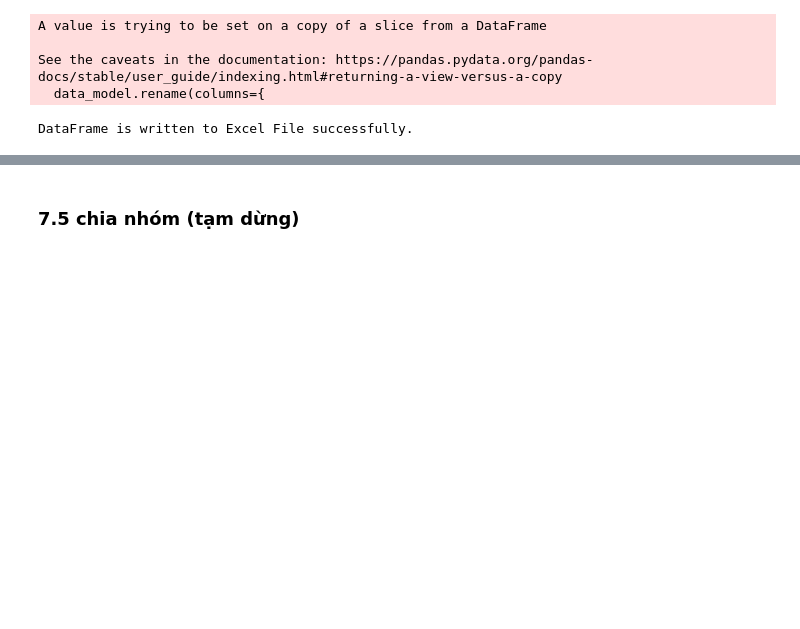
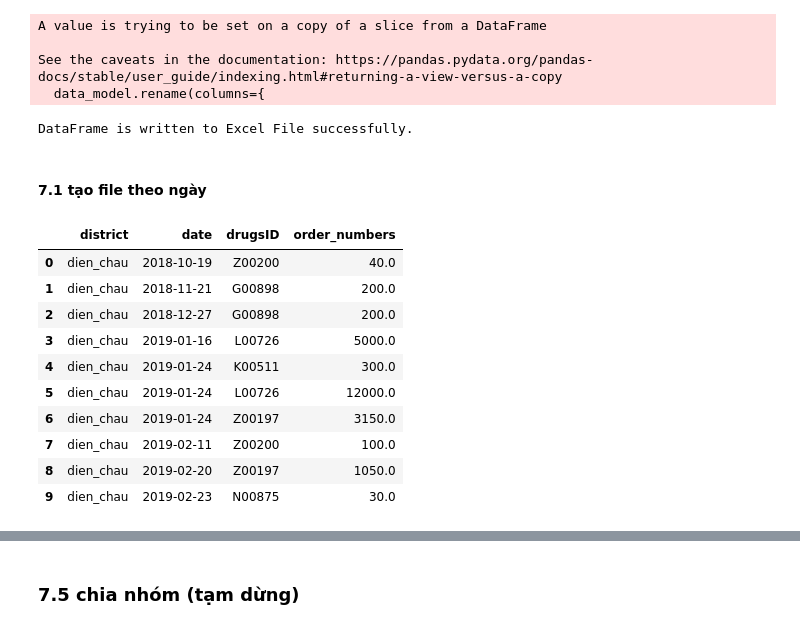
Before and after one commit to luong2391/BME-3, a Jupyter notebook: cleaning_data_NA_Fre.ipynb, the cells around one changed output, grey strips where cells are left out. Cells and saved outputs as stored; diff of their text form; code cells hidden in the pictures; blank space fills up the shorter version.

Commit message:
New ETL and have data_day

```diff
--- a/cleaning_data_NA_Fre.ipynb
+++ b/cleaning_data_NA_Fre.ipynb
@@ -423,3 +416,20 @@ data_model.to_excel(file_name)
 print('DataFrame is written to Excel File successfully.')
 # %% [output]
 DataFrame is written to Excel File successfully.
+# %% [markdown]
+#### 7.1 tạo file theo ngày
+# %%
+data_day = df2.groupby(['district',pd.to_datetime(df2['date']).dt.strftime('%Y-%m-%d'), 'drugsID'])['order_numbers'].sum().reset_index()
+data_day.head(10)
+# %% [output]
+|  | district | date | drugsID | order_numbers |
+| 0 | dien_chau | 2018-10-19 | Z00200 | 40.0 |
+| 1 | dien_chau | 2018-11-21 | G00898 | 200.0 |
+| 2 | dien_chau | 2018-12-27 | G00898 | 200.0 |
+| 3 | dien_chau | 2019-01-16 | L00726 | 5000.0 |
+| 4 | dien_chau | 2019-01-24 | K00511 | 300.0 |
+| 5 | dien_chau | 2019-01-24 | L00726 | 12000.0 |
+| 6 | dien_chau | 2019-01-24 | Z00197 | 3150.0 |
+| 7 | dien_chau | 2019-02-11 | Z00200 | 100.0 |
+| 8 | dien_chau | 2019-02-20 | Z00197 | 1050.0 |
+| 9 | dien_chau | 2019-02-23 | N00875 | 30.0 |
```
Also changed, not shown: parts of 4 cells of this notebook.
